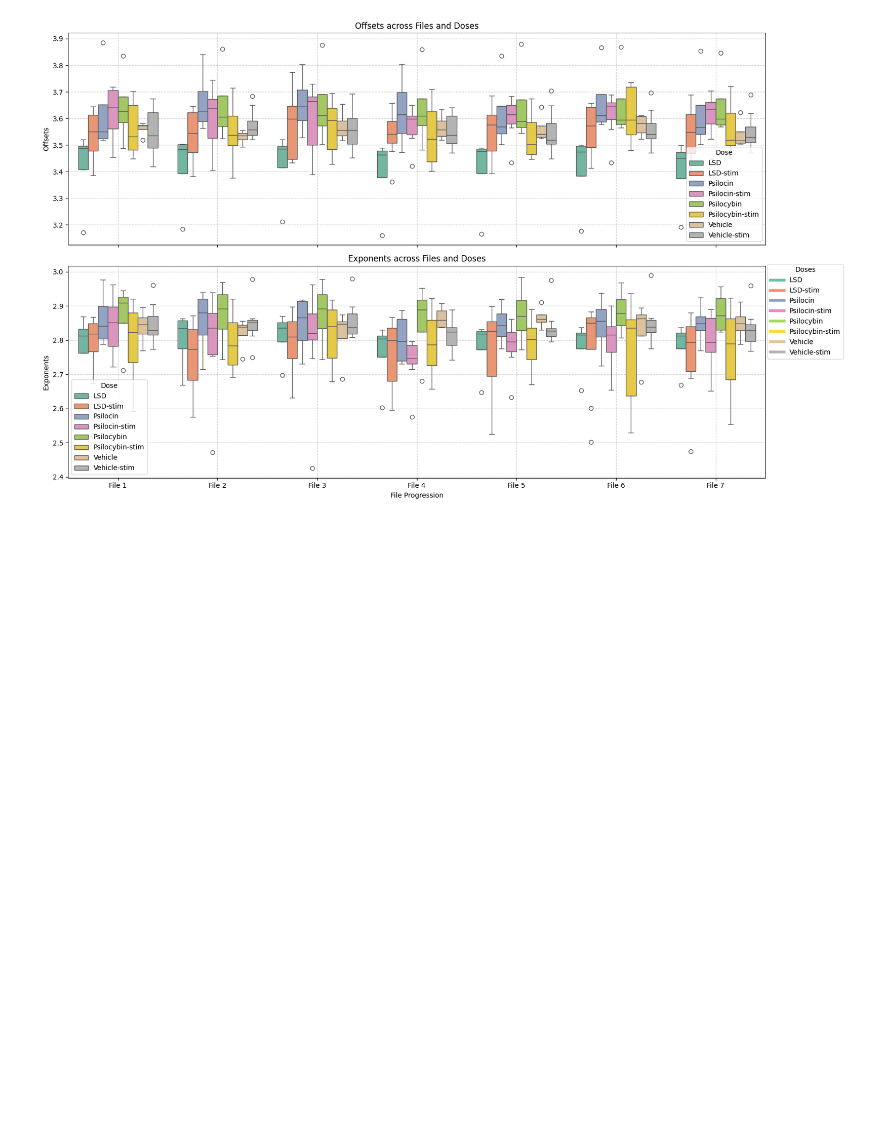
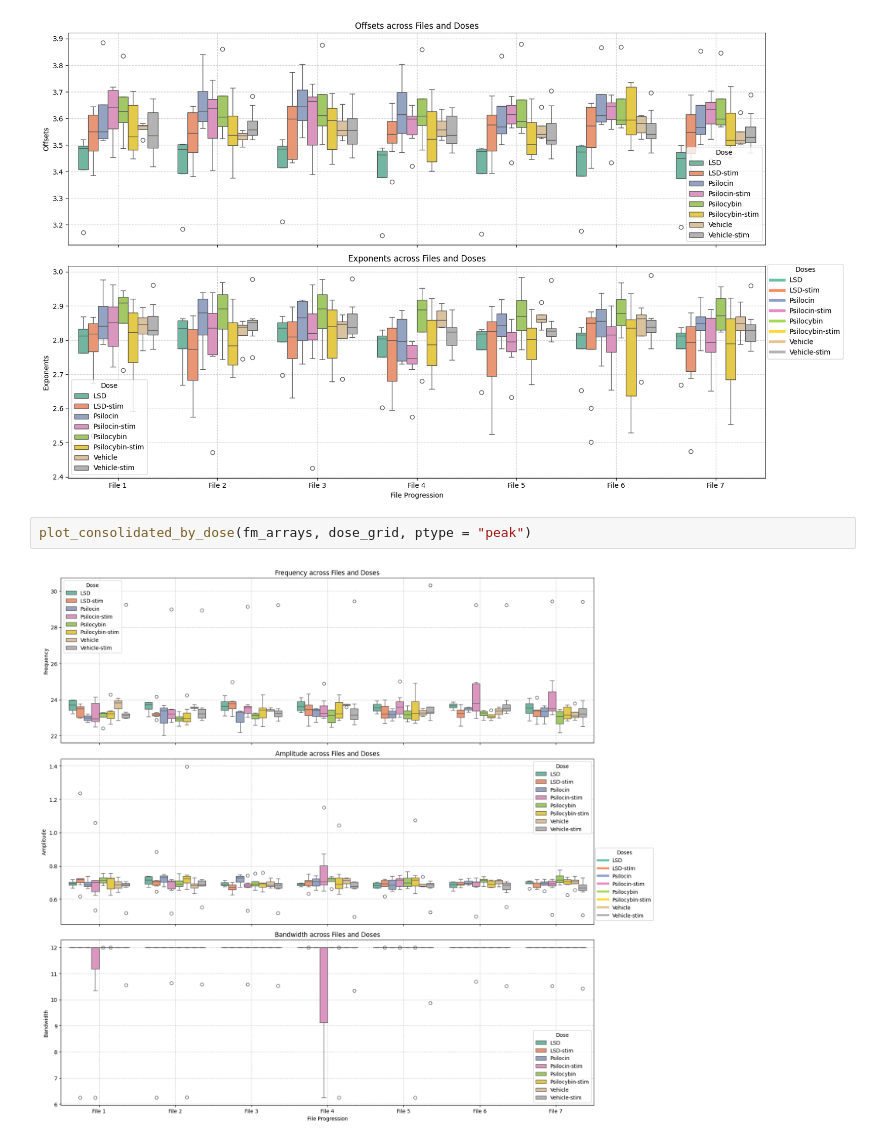
Before and after one commit to bcmartinb/psychedelic_organoids, a Jupyter notebook: PlateF/PlateF_comparison.ipynb, the cells around one changed output. Drawn from its saved outputs; the diff is of its cells as text; blank space fills up the shorter version.

Commit message:
add consolidated boxplots for peak parameters

```diff
--- a/PlateF/PlateF_comparison.ipynb
+++ b/PlateF/PlateF_comparison.ipynb
@@ -753,3 +804,7 @@ plot_aperiodic_boxplot_by_dose(fm_arrays, dose_grid, fmode = "fixed")
 plot_consolidated_by_dose(fm_arrays, dose_grid, fmode = "fixed")
 # %% [output]
 [figure]
+# %%
+plot_consolidated_by_dose(fm_arrays, dose_grid, ptype = "peak")
+# %% [output]
+[figure, added]
```
Also changed, not shown: parts of 1 cell of this notebook.
